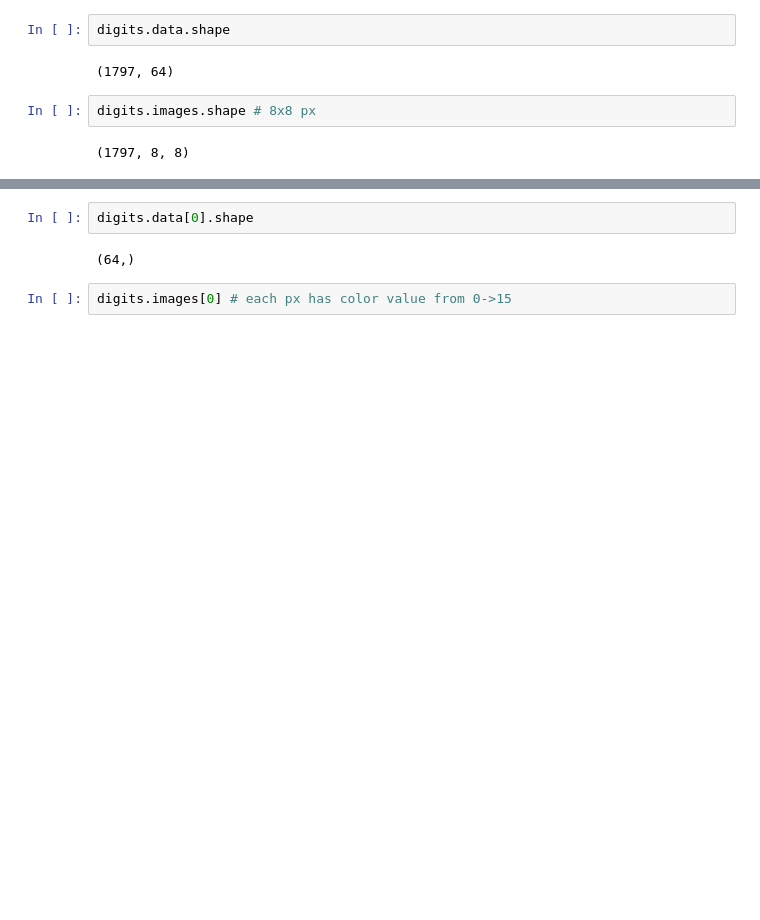
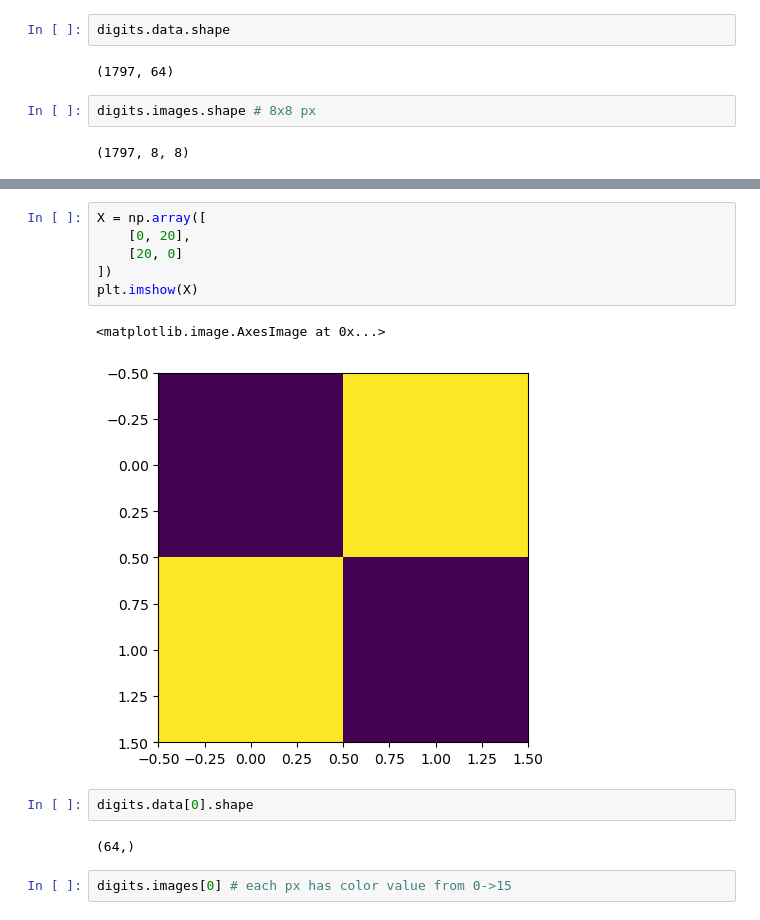
Before and after one commit to Yayawak/Machine-learner, a Jupyter notebook: Sklearn learn/Utils/Digits/digit_classification_svm.ipynb, the cells around one changed output, grey strips where cells are left out. Saved outputs shown, nothing was run; the diff lists cells and outputs as text; blank space fills up the shorter version.

```diff
--- a/Sklearn learn/Utils/Digits/digit_classification_svm.ipynb
+++ b/Sklearn learn/Utils/Digits/digit_classification_svm.ipynb
@@ -38,3 +49,12 @@ digits.images.shape # 8x8 px
+# %%
+X = np.array([
+    [0, 20],
+    [20, 0]
+])
+plt.imshow(X)
+# %% [output]
+<matplotlib.image.AxesImage at 0x...>
+[figure, added]
 # %%
 digits.data[0].shape
 # %% [output]
```
Also changed, not shown: parts of 5 cells of this notebook, 25 other files.
